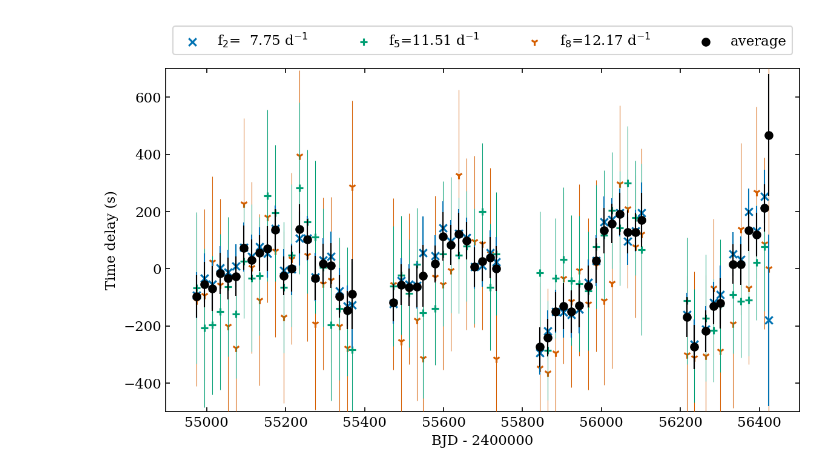
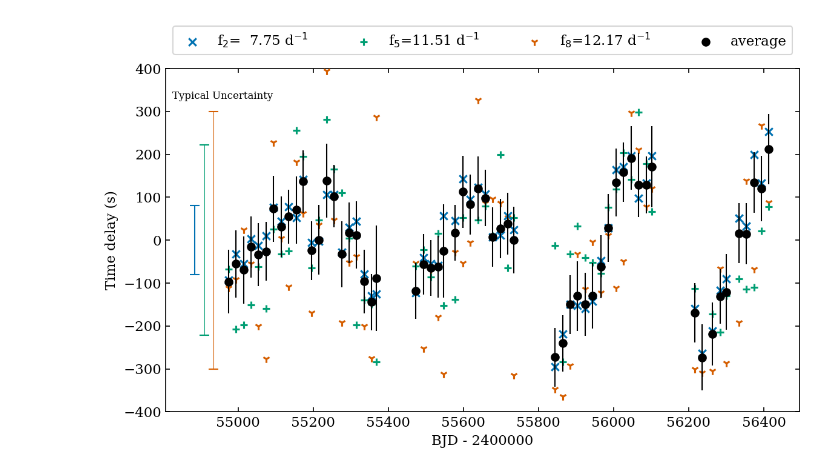
Before and after one commit to benjaminpope/smearcampaign, a Jupyter notebook: notebooks/HD186255_time_delay_plot.ipynb, the cells around one changed output. Saved outputs shown, nothing was run; the diff lists cells and outputs as text; code cells hidden in the pictures.

Commit message:
figure

```diff
--- a/notebooks/HD186255_time_delay_plot.ipynb
+++ b/notebooks/HD186255_time_delay_plot.ipynb
@@ -20,38 +20,43 @@ import pandas as pd
 import numpy as np
 import matplotlib.pyplot as plt
 # %%
-df = pd.read_csv("hd186255_all-seconds-with-uncertainties.txt", usecols=["time","tau2","tau2_err","tau5","tau5_err","tau8","tau8_err"])
+df = pd.read_csv("hd186255_all-seconds-with-uncertainties.txt",
+                 usecols=["time","tau2","tau2_err","tau5","tau5_err","tau8","tau8_err"])[:-1]
 # %%
-av = pd.read_csv("hd186255_unwrapped_time_delay.csv",names=["t","tau","err"],skiprows=1)
+av = pd.read_csv("hd186255_unwrapped_time_delay.csv",names=["t","tau","err"],skiprows=1)[:-1]
 av["time"] = av["t"] + 54974.50404
 # %%
 rcParams["font.family"] = "serif"
 # %%
 plt.figure(figsize=[9,5])
 colournum = 5
 markersize= 36
 plt.scatter(df["time"],df["tau2"],label=r"f$_2$=  7.75 d$^{-1}$",marker="x",zorder=8,
             s=markersize)
 plt.scatter(df["time"],df["tau5"],label=r"f$_5$=11.51 d$^{-1}$",marker="+",zorder=7,
             s=markersize)
 plt.scatter(df["time"],df["tau8"],label=r"f$_8$=12.17 d$^{-1}$",marker="1",zorder=6,
             s=markersize)
 plt.scatter(av["time"],av["tau"], label="average", c='k',zorder=10)
 
-plt.legend(bbox_to_anchor=(0., 1.02, 1., .102), mode='expand',ncol=4,loc=3)
+legend1 = plt.legend(bbox_to_anchor=(0., 1.02, 1., .102), mode='expand',ncol=4,loc=3)
 
-plt.errorbar(df["time"],df["tau2"],df["tau2_err"],fmt="none",elinewidth=1.0,zorder=8)
-plt.errorbar(df["time"],df["tau5"],df["tau5_err"],fmt="none",elinewidth=0.5,zorder=7)
-plt.errorbar(df["time"],df["tau8"],df["tau8_err"],fmt="none",elinewidth=0.5,zorder=6)
+e1 = plt.errorbar(df["time"][0]-90,0,np.nanmedian(df["tau2_err"]),fmt="none",elinewidth=1.0,zorder=8,
+            markeredgewidth=1,capsize=4)
+e2 = plt.errorbar(df["time"][0]-90+25,0,np.nanmedian(df["tau5_err"]),fmt="none",elinewidth=0.5,zorder=7,
+            markeredgewidth=1,capsize=4)
+e3 = plt.errorbar(df["time"][0]-90+50,0,np.nanmedian(df["tau8_err"]),fmt="none",elinewidth=0.5,zorder=6,
+            markeredgewidth=1,capsize=4)
 plt.errorbar(av["time"],av["tau"],av["err"],fmt="none",elinewidth=1.0,zorder=9,c='k')
 
 plt.ylabel("Time delay (s)")
 plt.xlabel("BJD - 2400000")
 
-plt.ylim(-500,700)
+plt.ylim(-400,400)
+plt.text(54825,330,'Typical Uncertainty',fontsize=8)
 # plt.title('HD 186255 Time Delays',y=1.15)
 
 plt.savefig("../paper/HD186255_time_delay.png",bbox_inches='tight')
 plt.savefig("../paper/HD186255_time_delay.pdf",bbox_inches='tight')
 # %% [output]
-[figure, old version]
+[figure, new version]
```
Also changed, not shown: 2 other files.
